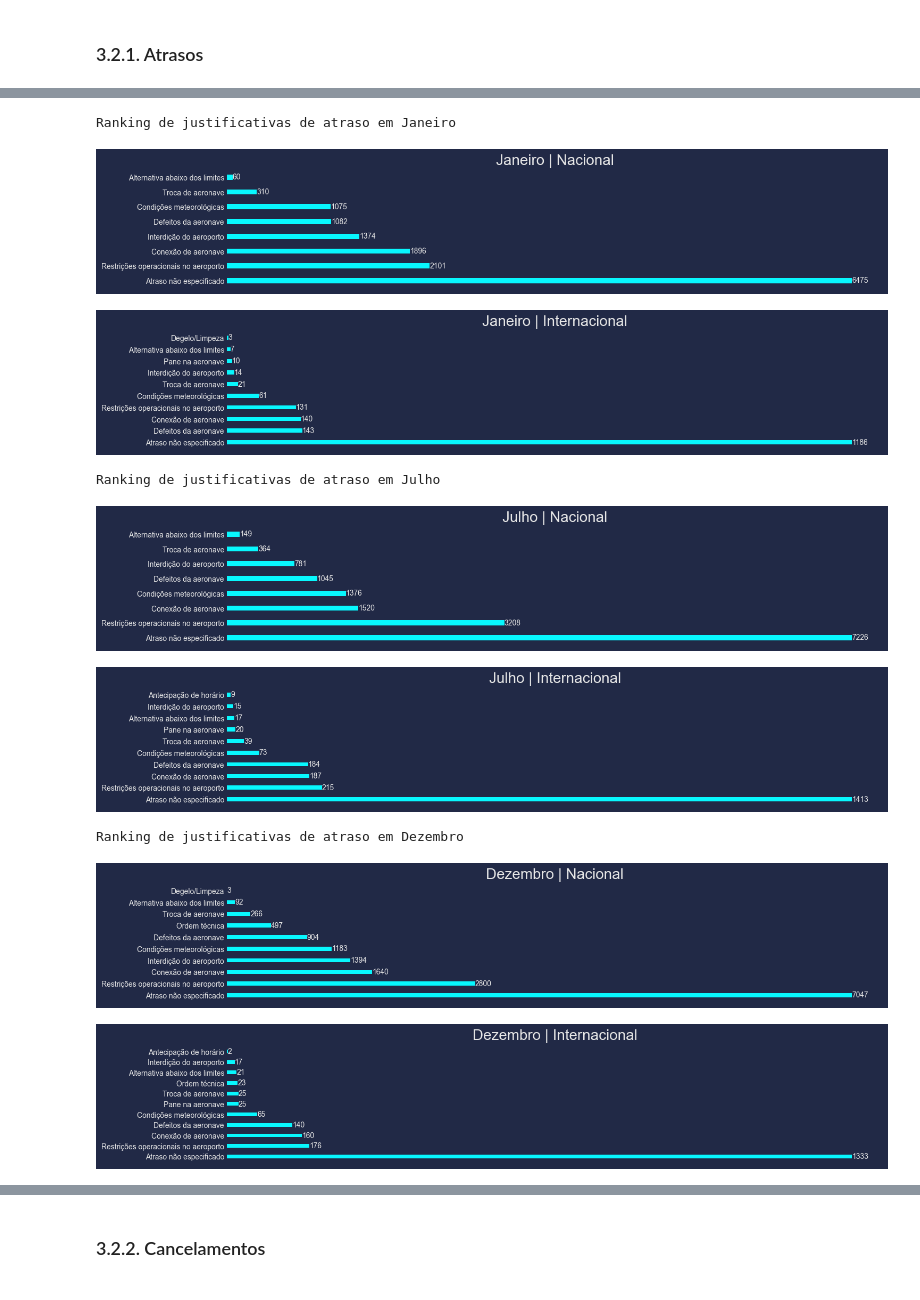
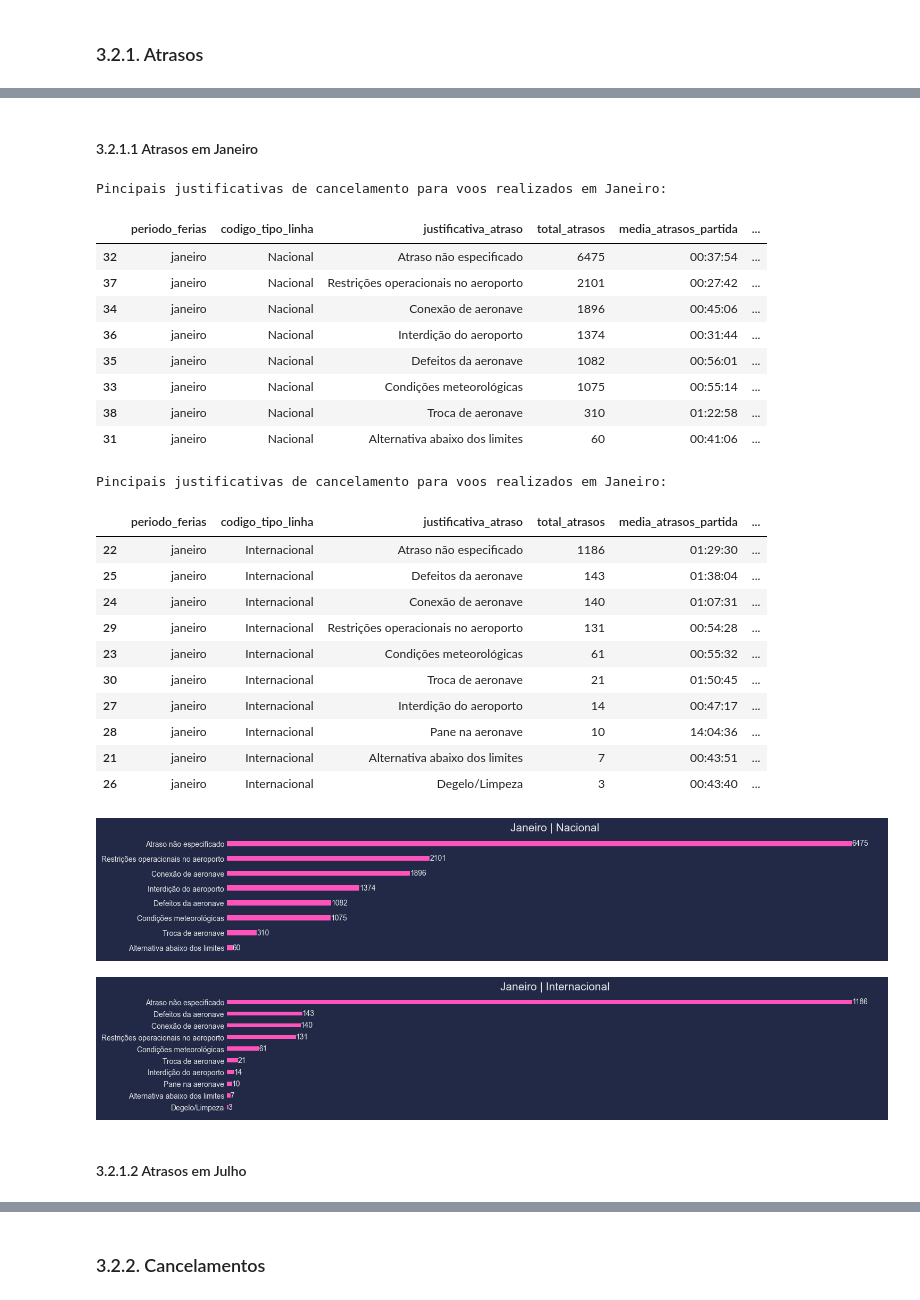
Before and after one commit to rderoncio/a3_bigdata_analisedados, a Jupyter notebook: A3/anac_análise_exploratória.ipynb, the cells around one changed output, grey strips where cells are left out. Saved outputs shown, nothing was run; the diff lists cells and outputs as text; code cells hidden in the pictures.

```diff
--- a/A3/anac_análise_exploratória.ipynb
+++ b/A3/anac_análise_exploratória.ipynb
@@ -631,30 +585,48 @@ Ranking de justificativas de atraso em Dezembro
+# %% [markdown]
+#### 3.2.1.1 Atrasos em Janeiro
+# %%
+# Dataframe
+periodo: str = 'janeiro'
+
+for linha in AnacVoos.tipo_linha():
+    print(f"Pincipais justificativas de cancelamento para voos realizados em {periodo.title()}:")
+    display(atrasos.query('codigo_tipo_linha == @linha and periodo_ferias == @periodo').nlargest(10, 'total_atrasos'))
+    print()
+# %% [output]
+Pincipais justificativas de cancelamento para voos realizados em Janeiro:
+|  | periodo_ferias | codigo_tipo_linha | justificativa_atraso | total_atrasos | media_atrasos_partida | ... |
+| 32 | janeiro | Nacional | Atraso não especificado | 6475 | 00:37:54 | ... |
+| 37 | janeiro | Nacional | Restrições operacionais no aeroporto | 2101 | 00:27:42 | ... |
+| 34 | janeiro | Nacional | Conexão de aeronave | 1896 | 00:45:06 | ... |
+| 36 | janeiro | Nacional | Interdição do aeroporto | 1374 | 00:31:44 | ... |
+| 35 | janeiro | Nacional | Defeitos da aeronave | 1082 | 00:56:01 | ... |
+| 33 | janeiro | Nacional | Condições meteorológicas | 1075 | 00:55:14 | ... |
+| 38 | janeiro | Nacional | Troca de aeronave | 310 | 01:22:58 | ... |
+| 31 | janeiro | Nacional | Alternativa abaixo dos limites | 60 | 00:41:06 | ... |
+Pincipais justificativas de cancelamento para voos realizados em Janeiro:
+|  | periodo_ferias | codigo_tipo_linha | justificativa_atraso | total_atrasos | media_atrasos_partida | ... |
+| 22 | janeiro | Internacional | Atraso não especificado | 1186 | 01:29:30 | ... |
+| 25 | janeiro | Internacional | Defeitos da aeronave | 143 | 01:38:04 | ... |
+| 24 | janeiro | Internacional | Conexão de aeronave | 140 | 01:07:31 | ... |
+| 29 | janeiro | Internacional | Restrições operacionais no aeroporto | 131 | 00:54:28 | ... |
+| 23 | janeiro | Internacional | Condições meteorológicas | 61 | 00:55:32 | ... |
+| 30 | janeiro | Internacional | Troca de aeronave | 21 | 01:50:45 | ... |
+| 27 | janeiro | Internacional | Interdição do aeroporto | 14 | 00:47:17 | ... |
+| 28 | janeiro | Internacional | Pane na aeronave | 10 | 14:04:36 | ... |
+| 21 | janeiro | Internacional | Alternativa abaixo dos limites | 7 | 00:43:51 | ... |
+| 26 | janeiro | Internacional | Degelo/Limpeza | 3 | 00:43:40 | ... |
 # %%
-#Plot
-for periodo in AnacVoos.periodo_ferias():
-    print(f"Ranking de justificativas de atraso em {periodo.title()}")
-
-    for linha in AnacVoos.tipo_linha():
-        atrasos = AnacVoos.get_atrasos_voos_ferias(
-            cols_groupby=['periodo_ferias', 'codigo_tipo_linha', 'justificativa_atraso'],
-            converter_segundos_para_tempo=True,
-            filtro_periodo_ferias=periodo,
-            filtro_codigo_tipo_linha=linha,
-        ).query("periodo_ferias == @periodo and codigo_tipo_linha == @linha")
-
-        Plot.atrasos_periodo_ferias(
-            dataframe=atrasos,
-            periodo=periodo,
-            linha=linha,
-            grid=False,
-            context='cyberpunk',
-            figsize=(15, 10))
+# Plot
+for linha in AnacVoos.tipo_linha():
+    Plot.atrasos_periodo_ferias(
+                dataframe=atrasos.query('codigo_tipo_linha == @linha and periodo_ferias == @periodo').nlargest(10, 'total_atrasos'),
+                periodo=periodo,
+                linha=linha,
+                grid=False,
+                context='cyberpunk',
+                figsize=(15, 10))
 # %% [output]
-Ranking de justificativas de atraso em Janeiro
-[figure, old version]
+[figure, new version]
-[figure, old version]
+[figure, new version]
-Ranking de justificativas de atraso em Julho
-[figure, removed]
-[figure, removed]
-Ranking de justificativas de atraso em Dezembro
-[figure, removed]
-[figure, removed]
+# %% [markdown]
+#### 3.2.1.2 Atrasos em Julho
```
Also changed, not shown: parts of 25 cells of this notebook, 1 other file.
